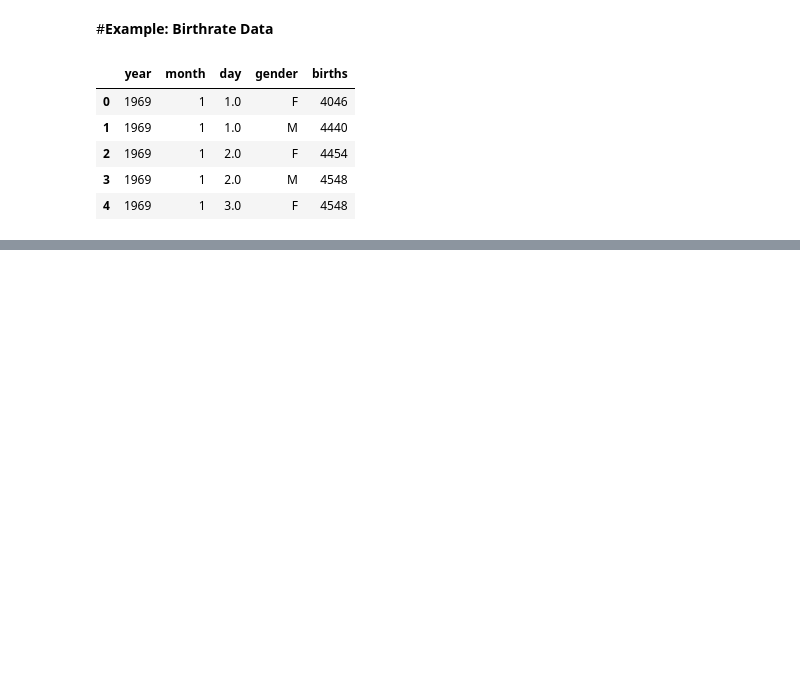
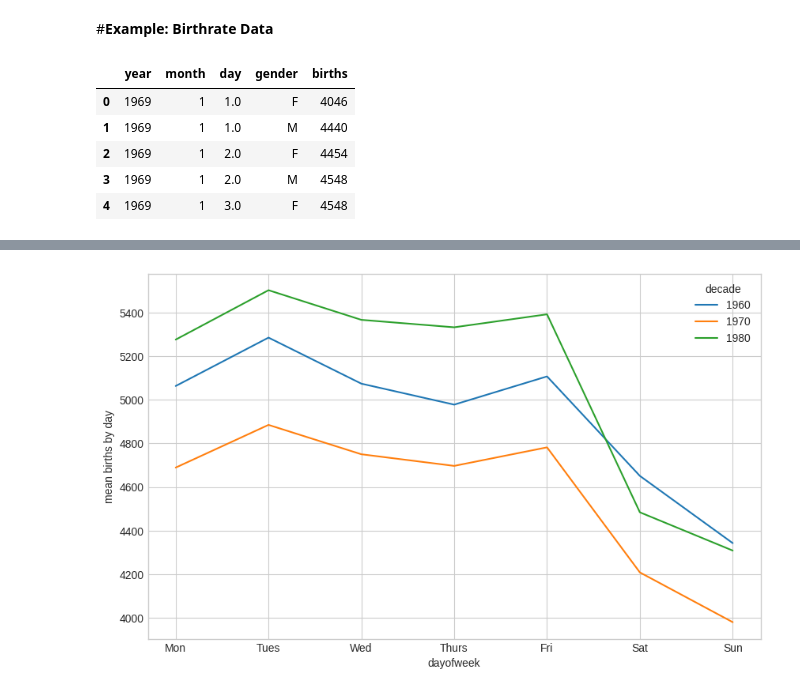
Before and after one commit to Saifullah785/python-data-science-handbook-notes, a Jupyter notebook: 03_09_Pivot_Tables.ipynb, the cells around one changed output, grey strips where cells are left out. Drawn from its saved outputs; the diff is of its cells as text; code cells hidden in the pictures; blank space fills up the shorter version.

```diff
--- a/03_09_Pivot_Tables.ipynb
+++ b/03_09_Pivot_Tables.ipynb
@@ -147,0 +183,4 @@ births.head()
+# %%
+# Filter the DataFrame to remove outliers in the 'births' column.
+# Keep rows where 'births' is within 5 standard deviations of the median.
+births = births.query('(births > @mu - 5 * @sig) & (births < @mu + 5 * @sig)')
@@ -147,0 +209,15 @@ births.head()
+# %%
+import matplotlib.pyplot as plt
+import matplotlib as mpl
+
+# Create a pivot table showing the mean number of births by day of the week for each decade.
+# Then, plot the results as line charts.
+births.pivot_table('births', index='dayofweek',
+                   columns= 'decade', aggfunc='mean').plot()
+
+# Set the x-axis ticks to represent the days of the week and label them accordingly.
+plt.gca().set(xticks=range(7), xticklabels=['Mon', 'Tues', 'Wed', 'Thurs', 'Fri', 'Sat', 'Sun'])
+# Set the y-axis label.
+plt.ylabel('mean births by day');
+# %% [output]
+[figure, added]
```
Also changed, not shown: parts of 8 cells of this notebook.
